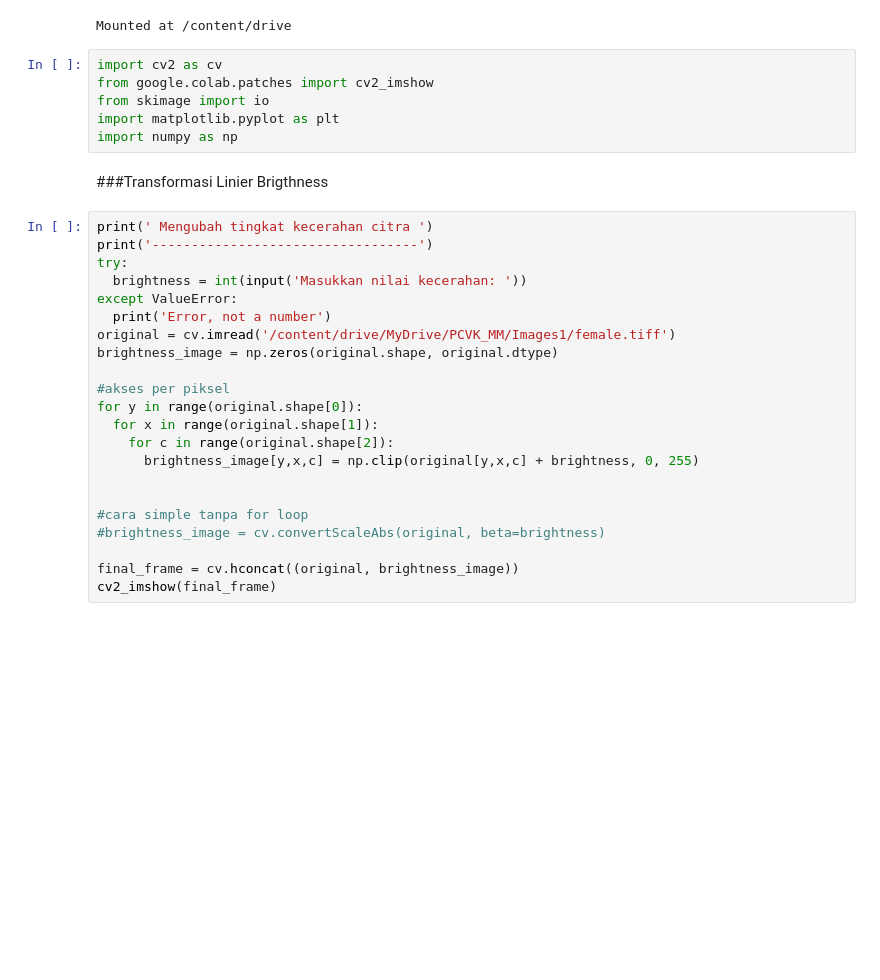
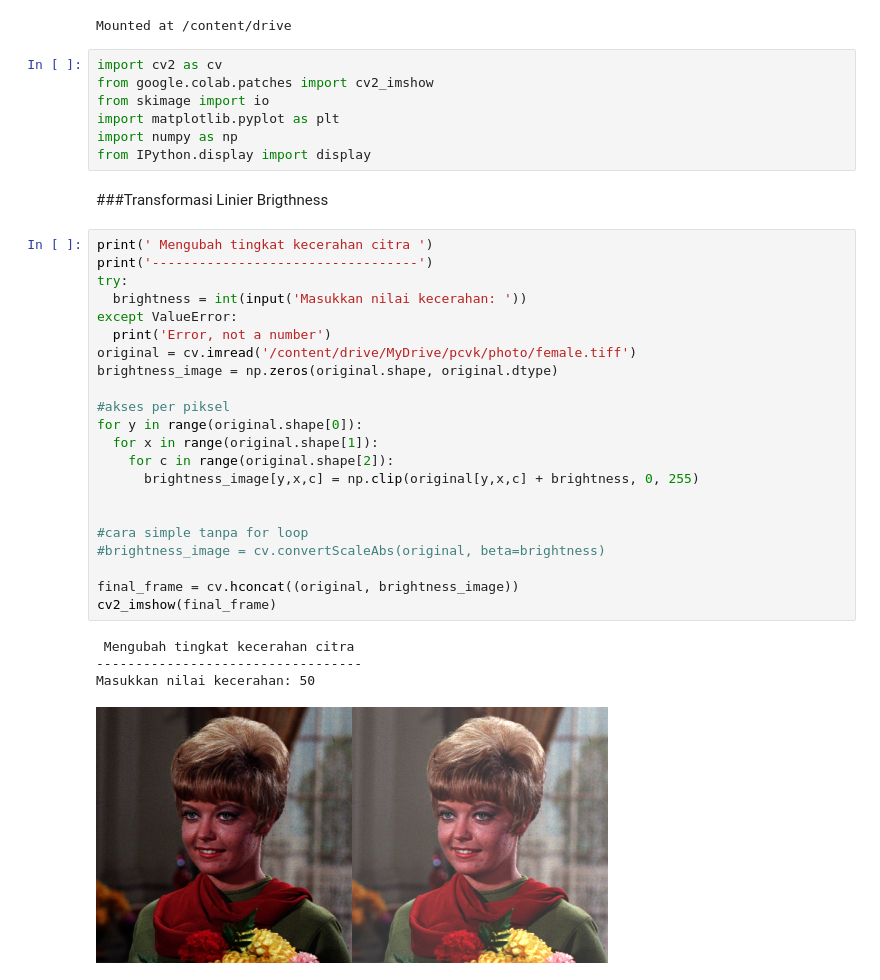
Before and after one commit to aminyG/PCVK_Ganjil_2023, a Jupyter notebook: Week3.ipynb, the cells around one changed output. Drawn from its saved outputs; the diff is of its cells as text; blank space fills up the shorter version.

```diff
--- a/Week3.ipynb
+++ b/Week3.ipynb
@@ -11,27 +11,33 @@ from google.colab.patches import cv2_imshow
 from skimage import io
 import matplotlib.pyplot as plt
 import numpy as np
+from IPython.display import display
 # %% [markdown]
 ###Transformasi Linier Brigthness
 # %%
 print(' Mengubah tingkat kecerahan citra ')
 print('----------------------------------')
 try:
   brightness = int(input('Masukkan nilai kecerahan: '))
 except ValueError:
   print('Error, not a number')
-original = cv.imread('/content/drive/MyDrive/PCVK_MM/Images1/female.tiff')
+original = cv.imread('/content/drive/MyDrive/pcvk/photo/female.tiff')
 brightness_image = np.zeros(original.shape, original.dtype)
 
 #akses per piksel
 for y in range(original.shape[0]):
   for x in range(original.shape[1]):
     for c in range(original.shape[2]):
       brightness_image[y,x,c] = np.clip(original[y,x,c] + brightness, 0, 255)
 
 
 #cara simple tanpa for loop
 #brightness_image = cv.convertScaleAbs(original, beta=brightness)
 
 final_frame = cv.hconcat((original, brightness_image))
 cv2_imshow(final_frame)
+# %% [output]
+ Mengubah tingkat kecerahan citra
+----------------------------------
+Masukkan nilai kecerahan: 50
+[figure, added]
```
Also changed, not shown: parts of 7 cells of this notebook.
